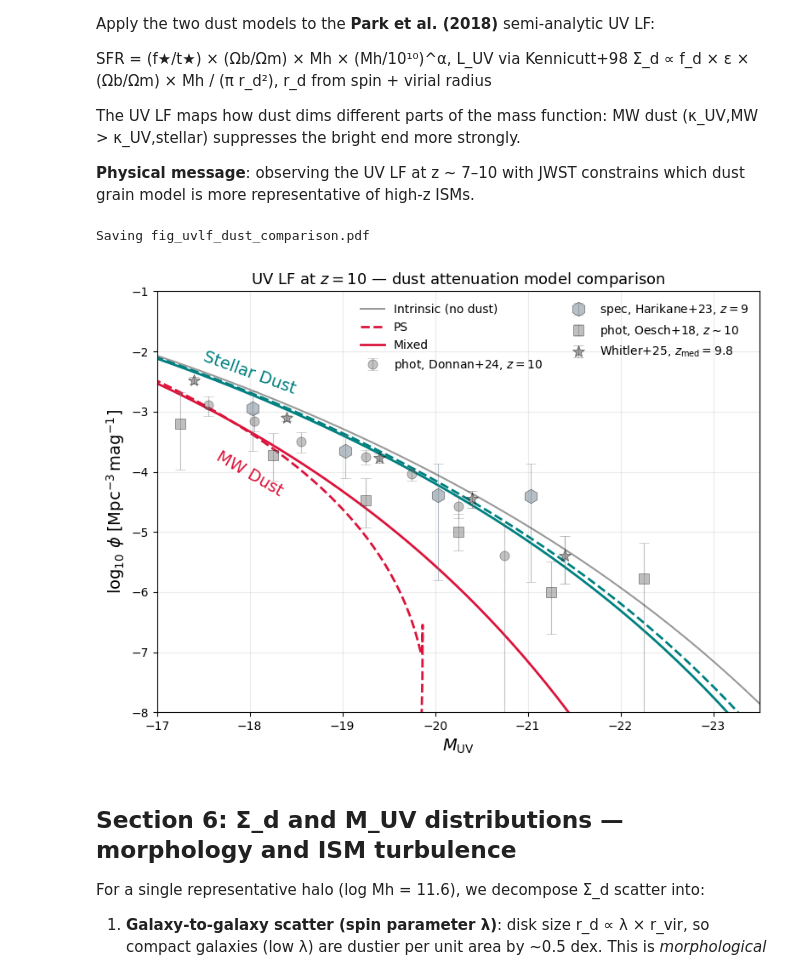
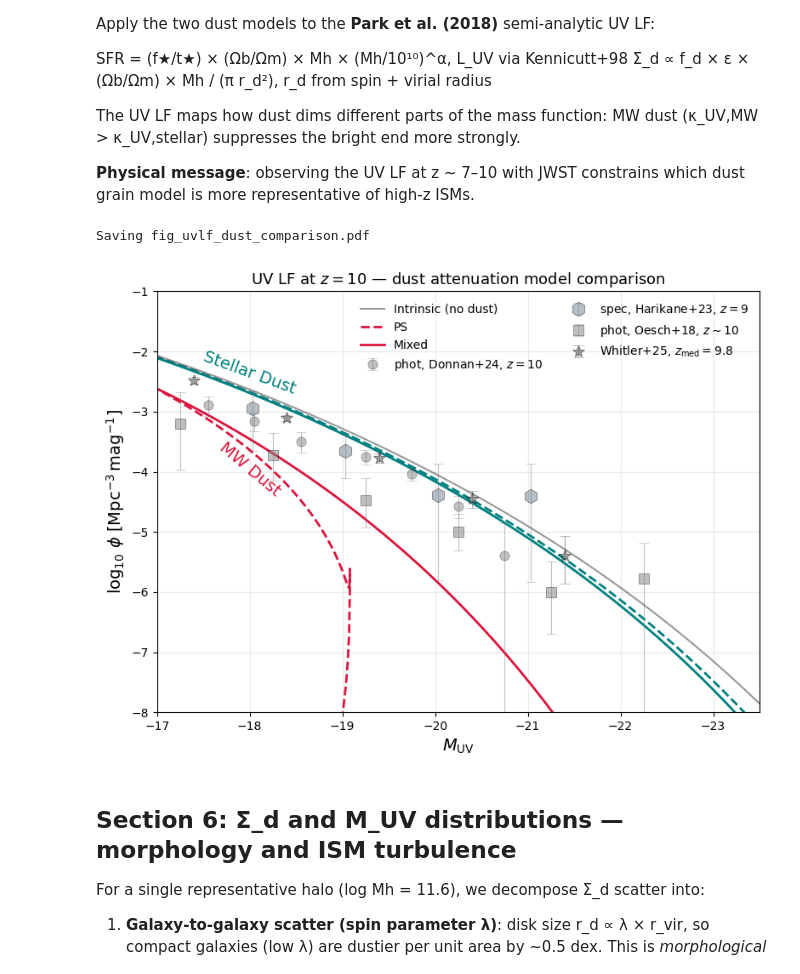
Before and after one commit to LauraSommovigo/dust_JWST_highz, a Jupyter notebook: notebooks/notebook_dust_lf_cph26_z10.ipynb, the cells around one changed output. Cells and saved outputs as stored; diff of their text form; code cells hidden in the pictures.

```diff
--- a/notebooks/notebook_dust_lf_cph26_z10.ipynb
+++ b/notebooks/notebook_dust_lf_cph26_z10.ipynb
@@ -590,7 +598,7 @@ phi_intr = dndm * f_duty * np.abs(1.0 / dMUVdMh_intr)
 
 # ── Dust attenuation ──────────────────────────────────────────────────────────
 eps_star = 0.15           # star-formation efficiency — consistent with fs_ts above
-f_d      = 1e-3           # dust-to-stellar-mass ratio
+f_d      = 8e-4           # dust-to-stellar-mass ratio
 spin_mean = np.exp(-3.6)  # mean halo spin parameter
 
 M_star = eps_star * (Omb / OMm) * masse          # M☉
@@ -670,35 +678,35 @@ ax.plot(MUV_intr, np.log10(phi_intr), color="black", lw=1.5, ls="-",
 # Attenuated LFs
 ax.plot(MUV_mw_ps,  np.log10(phi_mw_ps),  color="crimson", lw=2, ls="--",
         label="PS")
 ax.plot(MUV_mw_mix, np.log10(phi_mw_mix), color="crimson", lw=2, ls="-",
         label="Mixed")
 ax.plot(MUV_st_ps,  np.log10(phi_st_ps),  color="teal",    lw=2, ls="--")
 ax.plot(MUV_st_mix, np.log10(phi_st_mix), color="teal",    lw=2, ls="-")
 
 # Observational data — per-source markers, black edgecolor (via plot_lf_data)
 _plot_obs(ax, df_z10)
 
 ax.text(-18, -4.4,
         "MW Dust", color="crimson", fontsize=14, ha="center",
-        rotation=-30)
+        rotation=-40)
 ax.text(-18, -2.7,
         "Stellar Dust", color="teal", fontsize=14, ha="center",
         rotation=-20)
 
 ax.set_xlabel(r"$M_{\rm UV}$", fontsize=14)
 ax.set_ylabel(r"$\log_{10}\,\phi\ [\mathrm{Mpc}^{-3}\,\mathrm{mag}^{-1}]$", fontsize=14)
 ax.set_xlim(-17.0, -23.5)
 ax.set_ylim(-8, -1)
 ax.legend(fontsize=10, frameon=False, ncol=2, loc="upper right")
 ax.set_title(rf"UV LF at $z={z_lf:.0f}$ — dust attenuation model comparison", fontsize=13)
 ax.grid(alpha=0.25)
 plt.tight_layout()
 print("Saving fig_uvlf_dust_comparison.pdf")
 #fig.savefig(DATA_DIR / "../outputs/fig_uvlf_dust_comparison.pdf", bbox_inches="tight")
 plt.show()
 # %% [output]
 Saving fig_uvlf_dust_comparison.pdf
-[figure, old version]
+[figure, new version]
 # %% [markdown]
 ## Section 6: Σ_d and M_UV distributions — morphology and ISM turbulence
 
```
Also changed, not shown: parts of 5 cells of this notebook, 2 other files.
